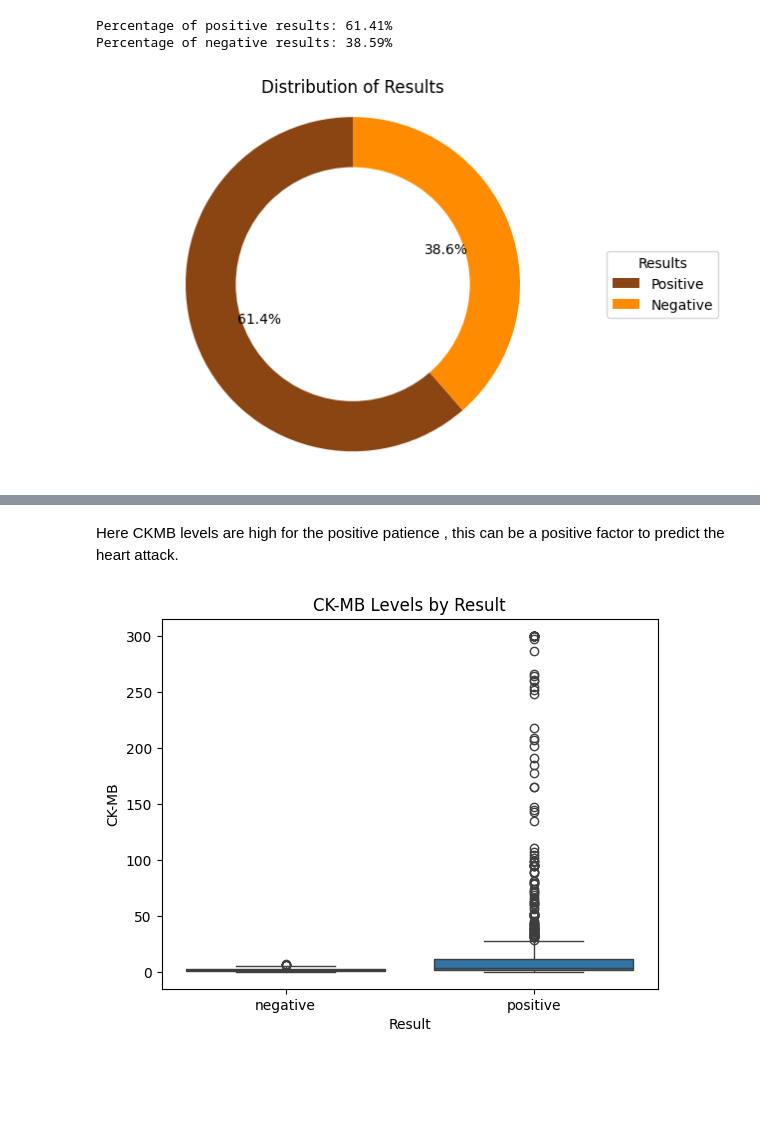
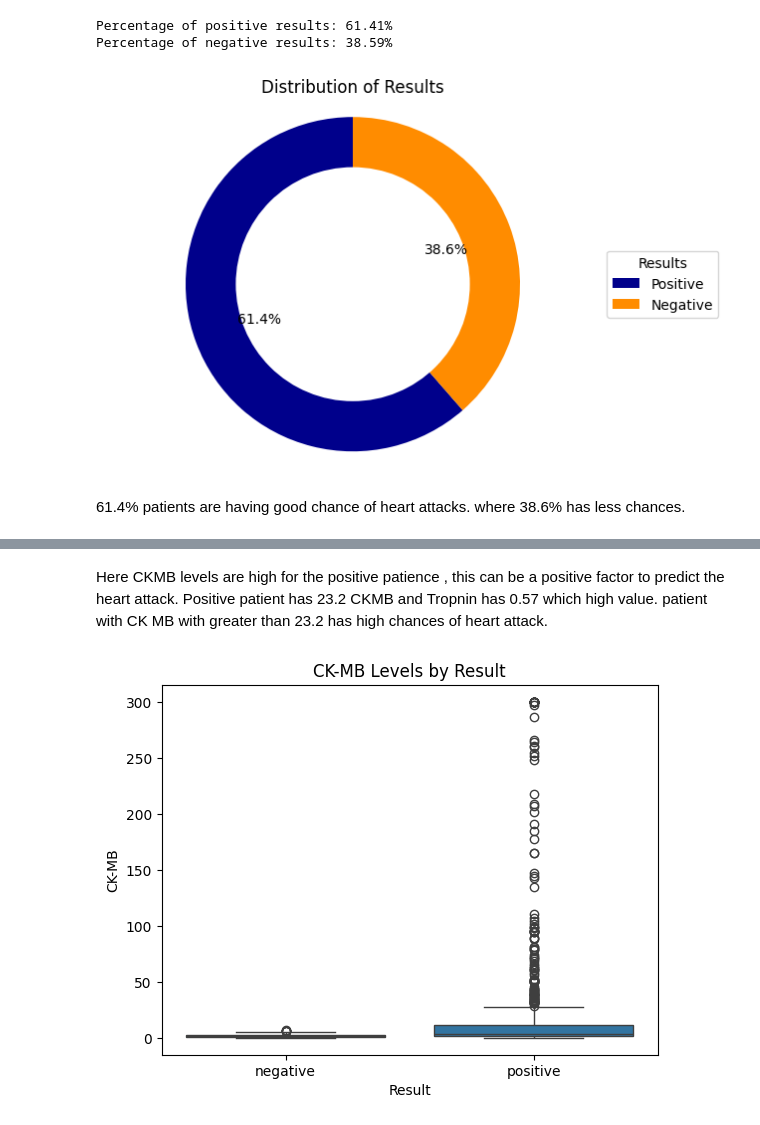
Before and after one commit to Madhulik123/Data-Analysis-project, a Jupyter notebook: heart.ipynb, the cells around one changed output, grey strips where cells are left out. Saved outputs shown, nothing was run; the diff lists cells and outputs as text; code cells hidden in the pictures; blank space fills up the shorter version.

```diff
--- a/heart.ipynb
+++ b/heart.ipynb
@@ -130,30 +130,32 @@ Percentage of negative results: 38.59%
 # %%
 import matplotlib.pyplot as plt
 
 labels = ['Positive', 'Negative']
 sizes = [positive_percentage, negative_percentage]
-colors = ['saddlebrown', 'darkorange']
+colors = ['darkblue', 'darkorange']
 
 fig1, ax1 = plt.subplots()
 wedges, texts, autotexts = ax1.pie(sizes, colors=colors, autopct='%1.1f%%',
                                    startangle=90)
 
 # Draw circle
 centre_circle = plt.Circle((0,0),0.70,fc='white')
 fig = plt.gcf()
 fig.gca().add_artist(centre_circle)
 
 ax1.axis('equal')  # Equal aspect ratio ensures that pie is drawn as a circle.
 
 plt.title('Distribution of Results')
 plt.legend(wedges, labels,
            title="Results",
            loc="center left",
            bbox_to_anchor=(1, 0, 0.5, 1))
 
 plt.show()
 # %% [output]
-[figure, old version]
+[figure, new version]
+# %% [markdown]
+61.4% patients are having good chance of heart attacks. where 38.6% has less chances.
 # %%
 df.groupby('Result')['Age'].describe()
 df.groupby('Result').mean()
@@ -163,7 +165,7 @@ df.groupby('Result').mean()
 | negative | 52.094303 | 0.603143 | 77.886051 | 127.856582 | 72.440079 | 149.757760 | 2.555344 | ... |
 | positive | 58.766667 | 0.695062 | 78.619753 | 126.739506 | 72.161728 | 144.671605 | 23.266838 | ... |
 # %% [markdown]
-Here CKMB levels are high for the positive patience , this can be a positive factor to predict the heart attack.
+Here CKMB levels are high for the positive patience , this can be a positive factor to predict the heart attack. Positive patient has 23.2 CKMB and Tropnin has 0.57 which high value. patient with CK MB with greater than 23.2 has high chances of heart attack.
 # %%
 import seaborn as sns
 import matplotlib.pyplot as plt
```
